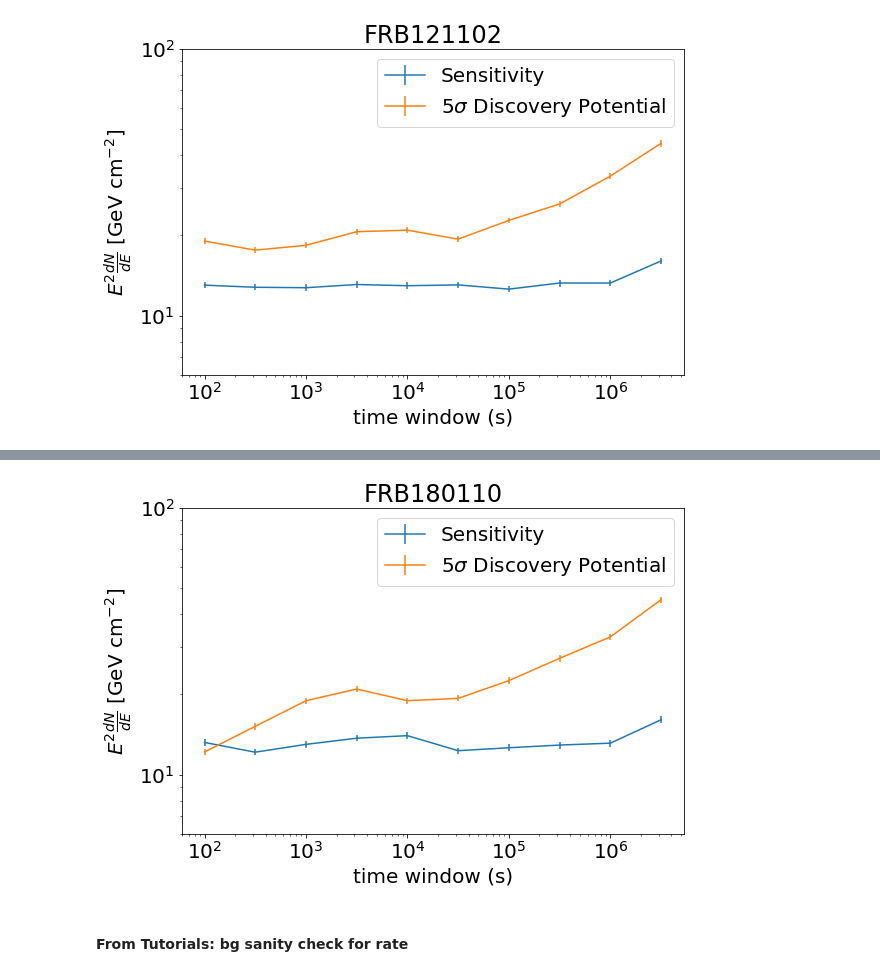
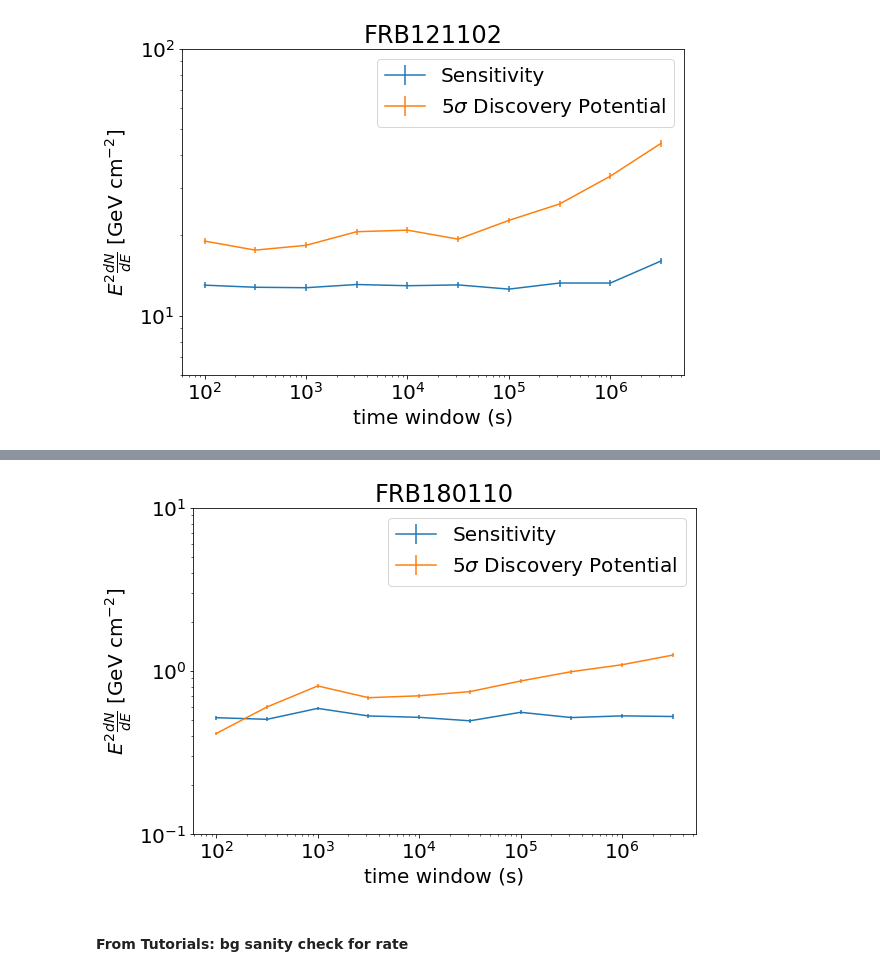
Before and after one commit to jessiethw/FRB, a Jupyter notebook: csky_bg_pfrc.ipynb, the cells around one changed output, grey strips where cells are left out. Saved outputs shown, nothing was run; the diff lists cells and outputs as text; code cells hidden in the pictures.

```diff
--- a/csky_bg_pfrc.ipynb
+++ b/csky_bg_pfrc.ipynb
@@ -302,21 +295,21 @@ Sensitivity: 2.878 +/- 0.078 | DP: 7.608 +/- 0.213
 # %%
-sens,dp = sens_dp(src1000[ws])
-pf_plot(src1000[ws],sens, dp, frb_name='FRB180110', print_plot=True)
+sens,dp = sens_dp(src180110_1000)
+pf_plot(src180110_1000,sens, dp, frb_name='FRB180110', print_plot=True)
 
-sens,dp = sens_dp(src1d[ws])
-pf_plot(src1d[ws],sens, dp, frb_name='FRB180110', print_plot=True)
+sens,dp = sens_dp(src180110_1d)
+pf_plot(src180110_1d,sens, dp, frb_name='FRB180110', print_plot=True)
 
-sens,dp = sens_dp(src1000[ws], gamma=2.5)
-pf_plot(src1000[ws],sens, dp, gamma=2.5, frb_name='FRB180110', print_plot=True)
+sens,dp = sens_dp(src180110_1000, gamma=2.5)
+pf_plot(src180110_1000,sens, dp, gamma=2.5, frb_name='FRB180110', print_plot=True)
 
-sens,dp = sens_dp(src1d[ws], gamma=2.5)
-pf_plot(src1d[ws],sens, dp, gamma=2.5, frb_name='FRB180110', print_plot=True)
+sens,dp = sens_dp(src180110_1d, gamma=2.5)
+pf_plot(src180110_1d,sens, dp, gamma=2.5, frb_name='FRB180110', print_plot=True)
 
-sens,dp = sens_dp(src1000[ws], gamma=3.)
-pf_plot(src1000[ws],sens, dp, gamma=3., frb_name='FRB180110', print_plot=True)
+sens,dp = sens_dp(src180110_1000, gamma=3.)
+pf_plot(src180110_1000,sens, dp, gamma=3., frb_name='FRB180110', print_plot=True)
 
-sens,dp = sens_dp(src1d[ws],gamma=3.)
-pf_plot(src1d[ws],sens, dp, gamma=3., frb_name='FRB180110', print_plot=True)
+sens,dp = sens_dp(src180110_1d,gamma=3.)
+pf_plot(src180110_1d,sens, dp, gamma=3., frb_name='FRB180110', print_plot=True)
 # %% [output]
 Performing 10000 background trials using 1 core:
       10000/10000 trials complete.
@@ -344,3 +336,0 @@ Sensitivity: 2.447 +/- 0.059 | DP: 4.700 +/- 0.133
-# %%
-sens,dp = sens_dp(src1000[ws], gamma=3.)
-pf_plot(src1000[ws],sens, dp, gamma=3., frb_name='FRB180110', print_plot=True)
@@ -437,19 +421,17 @@ bias_test(src1000[ws],nsig_max=40,frb_name='FRB180110', gamma=3.)
 # %% [markdown]
 ### Sens/DP at different times
 # %%
-def sens_dp_dt(t_100,src_ind=False,beta=0.5, nsigma=5, n_trials=50000, logging=True):
+def sens_dp_dt(t_100,src_ind=False,beta=0.9, nsigma=5, n_trials=50000, logging=True):
     #beta is %, nsigma is # of sigma for dp
-    srcs=sources(t_100)
+    srcs=sources(t_100, index=src_ind)
 
-    if src_ind==False: tr=cy.get_trial_runner(conf,ana=ana,src=srcs)
-    else: tr=cy.get_trial_runner(conf,ana=ana,src=srcs[src_ind])
+    tr=cy.get_trial_runner(conf,ana=ana,src=srcs)
     trials=tr.get_many_fits(n_trials, logging=False)
     if np.count_nonzero(trials.ts)==0: return
 
     bg = cy.dists.Chi2TSD(trials)
-    if src_ind==False:
-        tr=cy.get_trial_runner(conf,ana=ana,src=srcs,inj_conf={'flux':cy.hyp.PowerLawFlux(2.)})
-    else: tr=cy.get_trial_runner(conf,ana=ana,src=srcs[src_ind],inj_conf={'flux':cy.hyp.PowerLawFlux(2.)})
+    tr=cy.get_trial_runner(conf,ana=ana,src=srcs,inj_conf={'flux':cy.hyp.PowerLawFlux(2.)})
+
     sens=tr.find_n_sig(bg.median(),0.9, tol=0.03,n_sig_step=1, logging=False)
     disc = tr.find_n_sig(bg.isf_nsigma(nsigma), beta, tol=0.03,n_sig_step=1, logging=False)
     if logging==True: print("sensitivity: %.3f +/- %.3f | DP: %.3f +/- %.3f"
@@ -469,7 +451,7 @@ def deltat_plot(dt_range=[2,6.5],n_points=10, src_ind=False,
     for t_i in ts:
         if logging==True: print('-->t=%i sec'%t_i)
 
-        sens,disc,fl= sens_dp_dt(t_i, src_ind=wn, logging=logging)
+        sens,disc,fl= sens_dp_dt(t_i, src_ind=src_ind, logging=logging)
         if physunits==False:
             sensit.append(sens['n_sig'])
             dp.append(disc['n_sig'])
@@ -494,7 +476,7 @@ def deltat_plot(dt_range=[2,6.5],n_points=10, src_ind=False,
         axs.semilogy()
         plt.legend(loc=0)
         if physunits==False: plt.ylim([1,30])
-        else: plt.ylim([1, 100])
+        else: plt.ylim([0.01, 1])
         axs.set_title(frb_name)
 
         plt.xlabel('time window (s)')
@@ -570,18 +552,18 @@ sensitivity: 2.601 +/- 0.074 | DP: 7.328 +/- 0.199
 # %%
 fig,axs = plt.subplots(1,figsize=(9,6))
 ts=np.logspace(2,6.5,num=10)
 axs.errorbar(ts, sens_s, yerr=dsens_s, label='Sensitivity')
 axs.errorbar(ts, dp_s, yerr=ddp_s, label=r'5$\sigma$ Discovery Potential')
 axs.set(ylabel=r'$E^2 \frac{dN}{dE}$ [GeV cm$^{-2}$]')
 axs.semilogx()
 axs.semilogy()
 plt.legend(loc=0)
-plt.ylim([6, 100])
+plt.ylim([0.1, 10])
 axs.set_title('FRB180110')
 plt.xlabel('time window (s)')
 plt.savefig('./plots/%s_deltat_E2dNdE.png'%('FRB180110'))
 # %% [output]
-[figure, old version]
+[figure, new version]
 # %% [markdown]
 #### From Tutorials: bg sanity check for rate
 # %%
```
Also changed, not shown: parts of 23 cells of this notebook.
